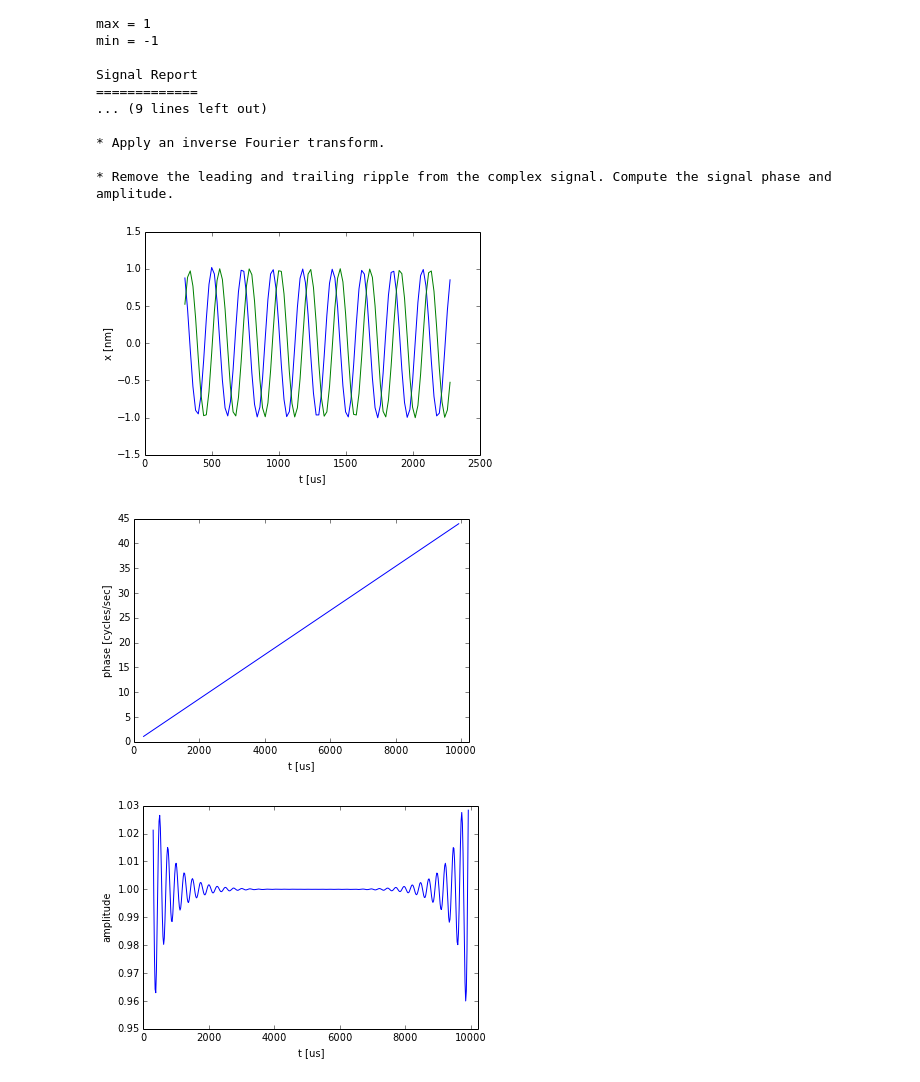
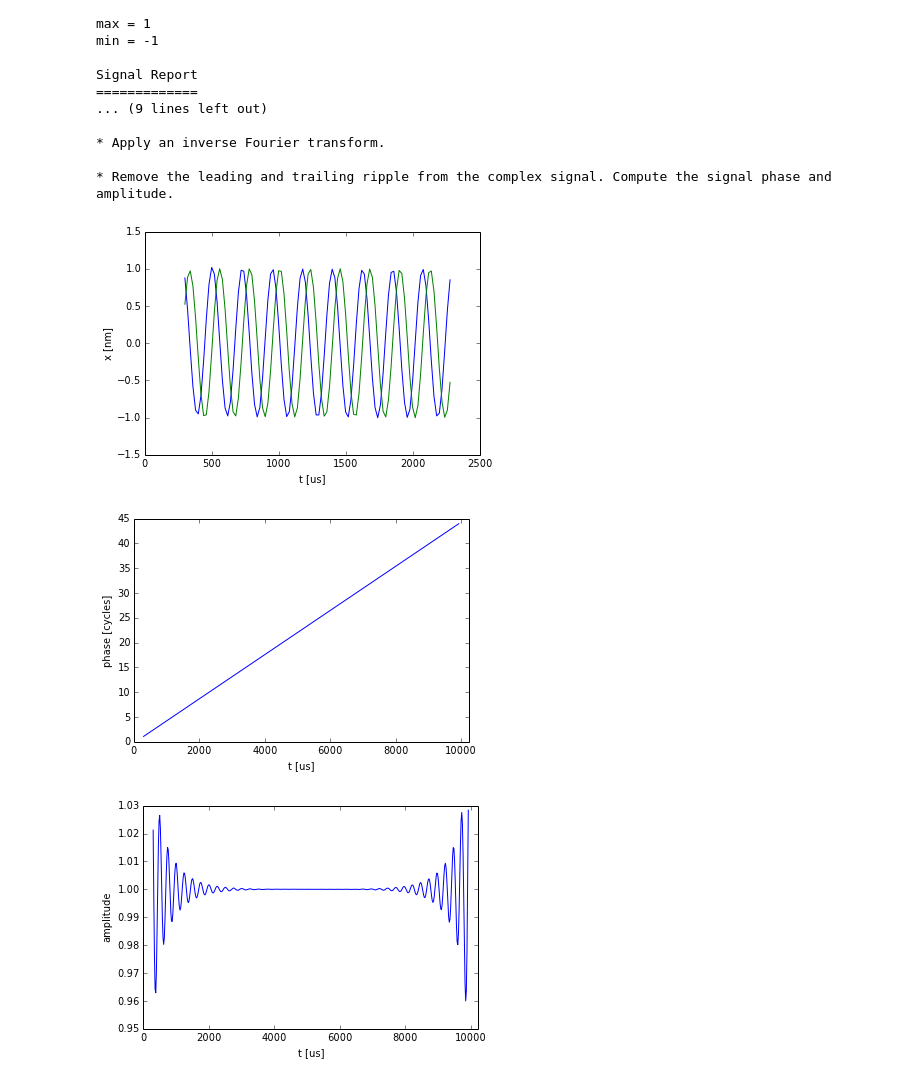
Before and after one commit to JohnMarohn/FreqDemod, a Jupyter notebook: freqdemod/docs/freqdemod-quickstart-1.ipynb, the cells around one changed output. Saved outputs shown, nothing was run; the diff lists cells and outputs as text; code cells hidden in the pictures.

```diff
--- a/freqdemod/docs/freqdemod-quickstart-1.ipynb
+++ b/freqdemod/docs/freqdemod-quickstart-1.ipynb
@@ -251,25 +251,25 @@ Signal Report
 # %%
 # Plot the signal
 
 plt.plot(1E6*R.signal['t'][0:100],R.signal['z'].real[0:100])
 plt.plot(1E6*R.signal['t'][0:100],R.signal['z'].imag[0:100])
 # plt.xlim(0,R.signal['t_original'][-1]*1E6)
 plt.ylabel(s_name + " [" + s_unit + "]")
 plt.xlabel("t [us]")
 plt.show()
 
 plt.plot(R.signal['t']*1E6,R.signal['theta'])
 plt.xlim(0,R.signal['t_original'][-1]*1E6)
-plt.ylabel("phase [cycles/sec]")
+plt.ylabel("phase [cycles]")
 plt.xlabel("t [us]")
 plt.show()
 
 plt.plot(R.signal['t']*1E6,R.signal['a'])
 plt.xlim(0,R.signal['t_original'][-1]*1E6)
 plt.ylabel("amplitude")
 plt.xlabel("t [us]")
 plt.show()
 # %% [output]
 [figure]
-[figure, old version]
+[figure, new version]
 [figure]
```
Also changed, not shown: parts of 1 cell of this notebook, 4 other files.
